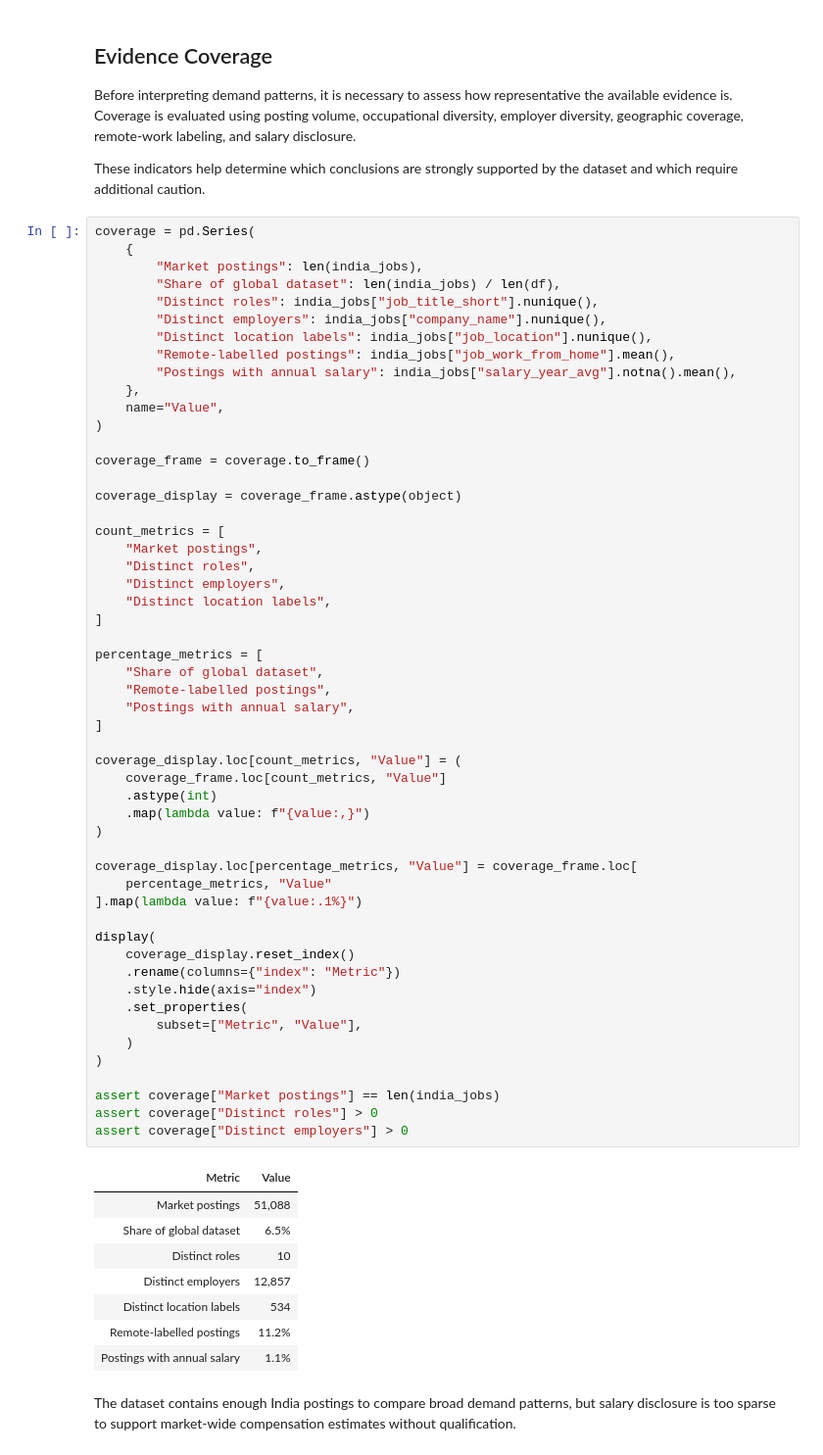
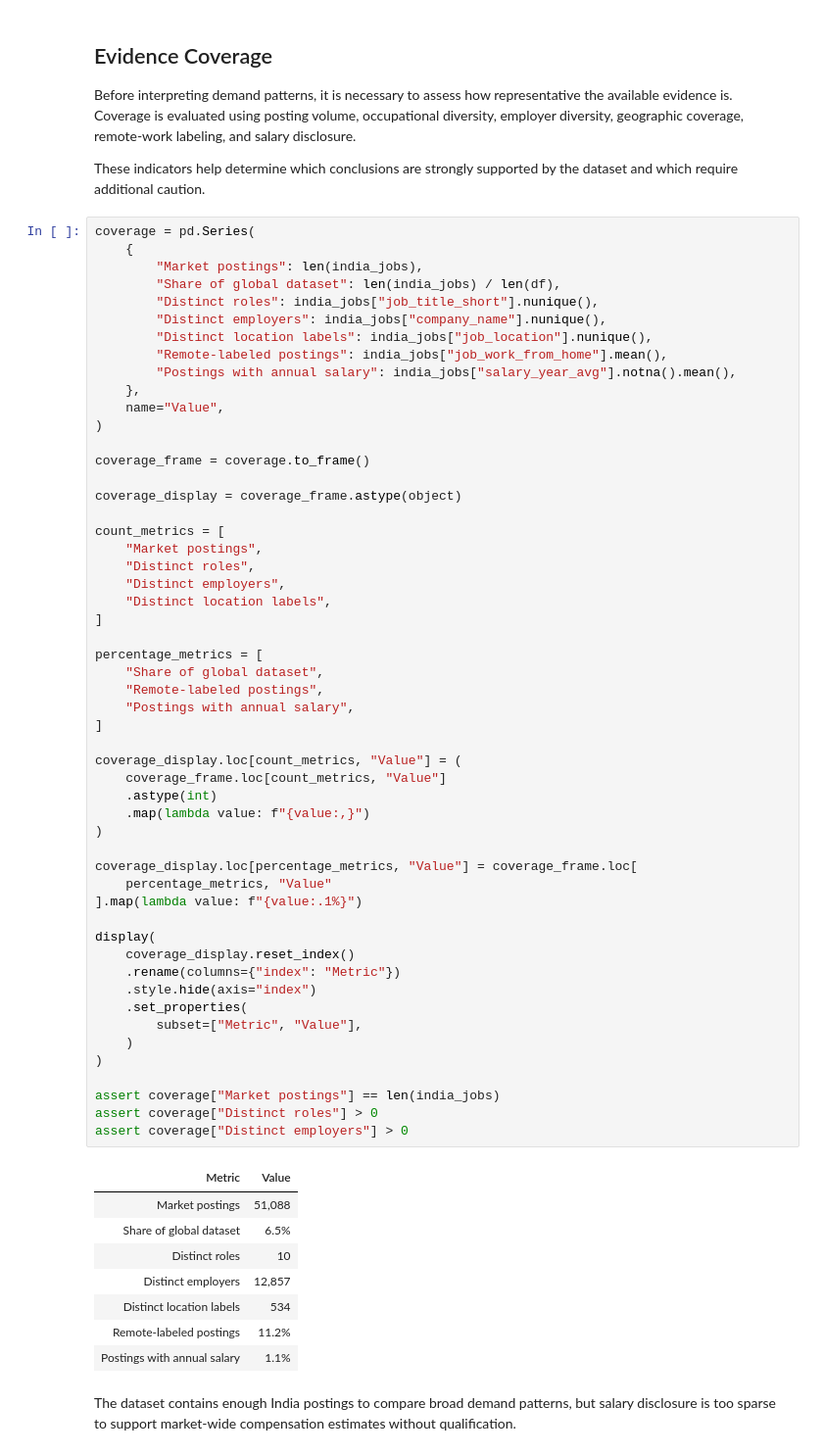
Before and after one commit to siddharth-chauhan-eu/python-foundry, a Jupyter notebook: 02-data-analytics/data-jobs-analysis/project/job-market-analysis/01_market_overview.ipynb, the cells around one changed output. Shown at 98% size. Saved outputs shown, nothing was run; the diff lists cells and outputs as text.

```diff
--- a/02-data-analytics/data-jobs-analysis/project/job-market-analysis/01_market_overview.ipynb
+++ b/02-data-analytics/data-jobs-analysis/project/job-market-analysis/01_market_overview.ipynb
@@ -77,7 +77,7 @@ coverage = pd.Series(
         "Distinct roles": india_jobs["job_title_short"].nunique(),
         "Distinct employers": india_jobs["company_name"].nunique(),
         "Distinct location labels": india_jobs["job_location"].nunique(),
-        "Remote-labelled postings": india_jobs["job_work_from_home"].mean(),
+        "Remote-labeled postings": india_jobs["job_work_from_home"].mean(),
         "Postings with annual salary": india_jobs["salary_year_avg"].notna().mean(),
     },
     name="Value",
@@ -96,40 +96,40 @@ count_metrics = [
 
 percentage_metrics = [
     "Share of global dataset",
-    "Remote-labelled postings",
+    "Remote-labeled postings",
     "Postings with annual salary",
 ]
 
 coverage_display.loc[count_metrics, "Value"] = (
     coverage_frame.loc[count_metrics, "Value"]
     .astype(int)
     .map(lambda value: f"{value:,}")
 )
 
 coverage_display.loc[percentage_metrics, "Value"] = coverage_frame.loc[
     percentage_metrics, "Value"
 ].map(lambda value: f"{value:.1%}")
 
 display(
     coverage_display.reset_index()
     .rename(columns={"index": "Metric"})
     .style.hide(axis="index")
     .set_properties(
         subset=["Metric", "Value"],
     )
 )
 
 assert coverage["Market postings"] == len(india_jobs)
 assert coverage["Distinct roles"] > 0
 assert coverage["Distinct employers"] > 0
 # %% [output]
 | Metric | Value |
 | Market postings | 51,088 |
 | Share of global dataset | 6.5% |
 | Distinct roles | 10 |
 | Distinct employers | 12,857 |
 | Distinct location labels | 534 |
-| Remote-labelled postings | 11.2% |
+| Remote-labeled postings | 11.2% |
 | Postings with annual salary | 1.1% |
 # %% [markdown]
 The dataset contains enough India postings to compare broad demand patterns, but salary disclosure is too sparse to support market-wide compensation estimates without qualification.
```
Also changed, not shown: 1 other file.
